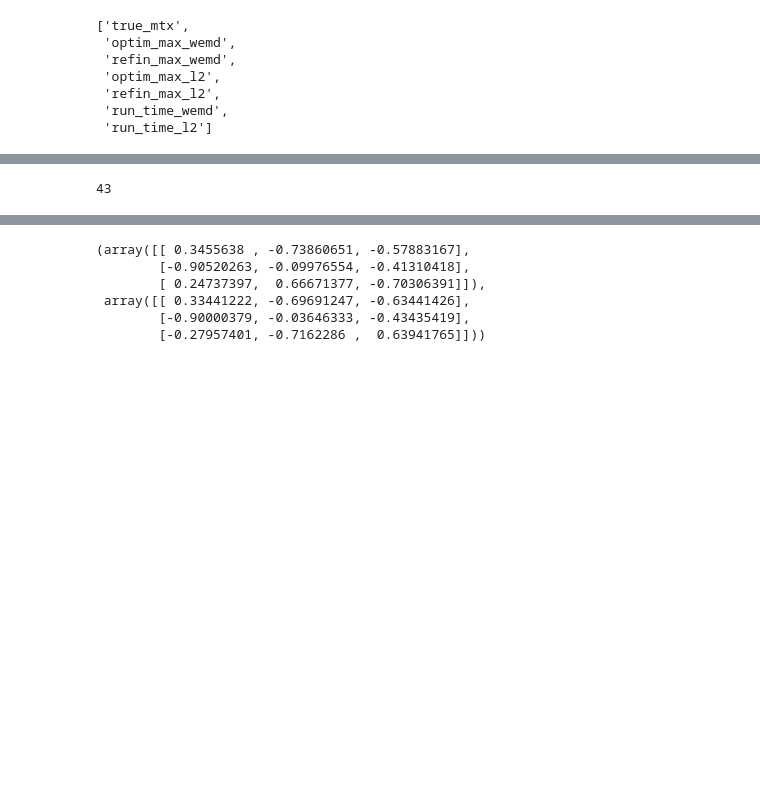
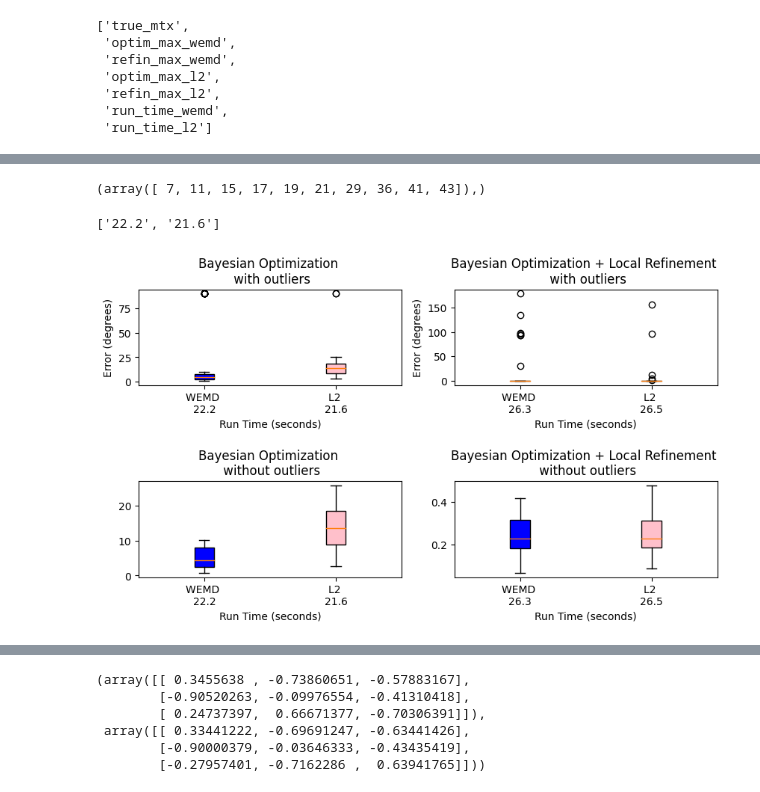
Before and after one commit to DSilva27/snds_631_finalproject_DSilva, a Jupyter notebook: report_results/report_figures.ipynb, the cells around one changed output, grey strips where cells are left out. Saved outputs shown, nothing was run; the diff lists cells and outputs as text; code cells hidden in the pictures; blank space fills up the shorter version.

```diff
--- a/report_results/report_figures.ipynb
+++ b/report_results/report_figures.ipynb
@@ -42,13 +26,11 @@ refin_quats_l2 = results["refin_quats_l2"]
-# %%
-true_mtx = scipy_Rotation.from_quat(true_quats[0, 0]).as_matrix()
-optim_mtx_wemd = scipy_Rotation.from_quat(optim_quats_wemd[0, 0]).as_matrix()
-refin_mtx_wemd = scipy_Rotation.from_quat(refin_quats_wemd[0, 0]).as_matrix().transpose((0, 2, 1))
-optim_mtx_l2 = scipy_Rotation.from_quat(optim_quats_l2[0, 0]).as_matrix()
-refin_mtx_l2 = scipy_Rotation.from_quat(refin_quats_l2[0, 0]).as_matrix().transpose((0, 2, 1))
 # %%
 def calc_error(mtx_stack1, mtx_stack2):
-
-    cos_theta = (np.trace(np.matmul(mtx_stack1, mtx_stack2.transpose((0, 2, 1))), axis1=1, axis2=2) - 1) / 2
+    cos_theta = (
+        np.trace(
+            np.matmul(mtx_stack1, mtx_stack2.transpose((0, 2, 1))), axis1=1, axis2=2
+        )
+        - 1
+    ) / 2
     cos_theta[cos_theta > 1] = 1
     cos_theta[cos_theta < -1] = -1
     error = np.arccos(cos_theta) * (180) / np.pi
@@ -135,4 +71,42 @@ Text(0.5, 1.0, 'L2 Loss')
-# %%
-np.argmax(error_optim_wemd[0])
-# %% [output]
-43
+# %%
+np.where(error_optim[0] > 90)
+# %% [output]
+(array([ 7, 11, 15, 17, 19, 21, 29, 36, 41, 43]),)
+# %%
+run_time_optim
+# %% [output]
+['22.2', '21.6']
+# %%
+import matplotlib.pyplot as plt
+
+fig, ax = plt.subplots(2, 2, figsize=(10, 5))
+
+bplot_00 = ax[0, 0].boxplot(error_optim, patch_artist=True, labels=run_time_optim)
+
+bplot_01 = ax[0, 1].boxplot(error_refin, patch_artist=True, labels=run_time_refin)
+
+bplot_10 = ax[1, 0].boxplot(error_optim, patch_artist=True, showfliers=False, labels=run_time_optim)
+bplot_11 = ax[1, 1].boxplot(error_refin, patch_artist=True, showfliers=False, labels=run_time_refin)
+
+
+for bplot in (bplot_00, bplot_01, bplot_10, bplot_11):
+    for patch, color in zip(bplot["boxes"], ["blue", "pink"]):
+        patch.set_facecolor(color)
+
+ax[0, 0].set_xlabel("Run Time (seconds)")
+ax[0, 1].set_xlabel("Run Time (seconds)")
+ax[1, 0].set_xlabel("Run Time (seconds)")
+ax[1, 1].set_xlabel("Run Time (seconds)")
+
+ax[0, 0].set_ylabel("Error (degrees)")
+ax[0, 1].set_ylabel("Error (degrees)")
+
+ax[0, 0].set_title("Bayesian Optimization \n with outliers")
+ax[0, 1].set_title("Bayesian Optimization + Local Refinement \n with outliers")
+ax[1, 0].set_title("Bayesian Optimization \n without outliers")
+ax[1, 1].set_title("Bayesian Optimization + Local Refinement \n without outliers")
+
+
+plt.subplots_adjust(hspace=1.0)
+# %% [output]
+[figure, added]
```
Also changed, not shown: parts of 15 cells of this notebook, 6 other files.
